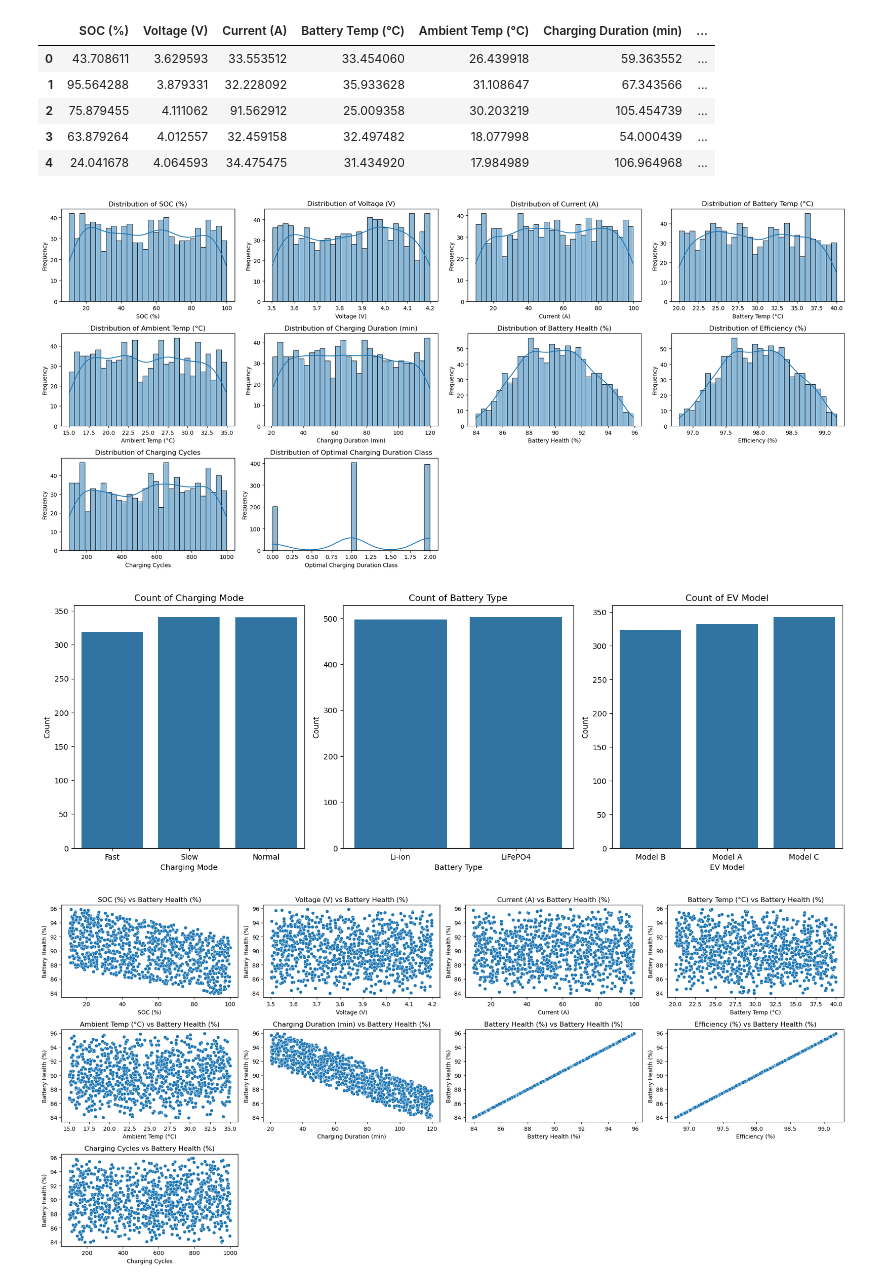
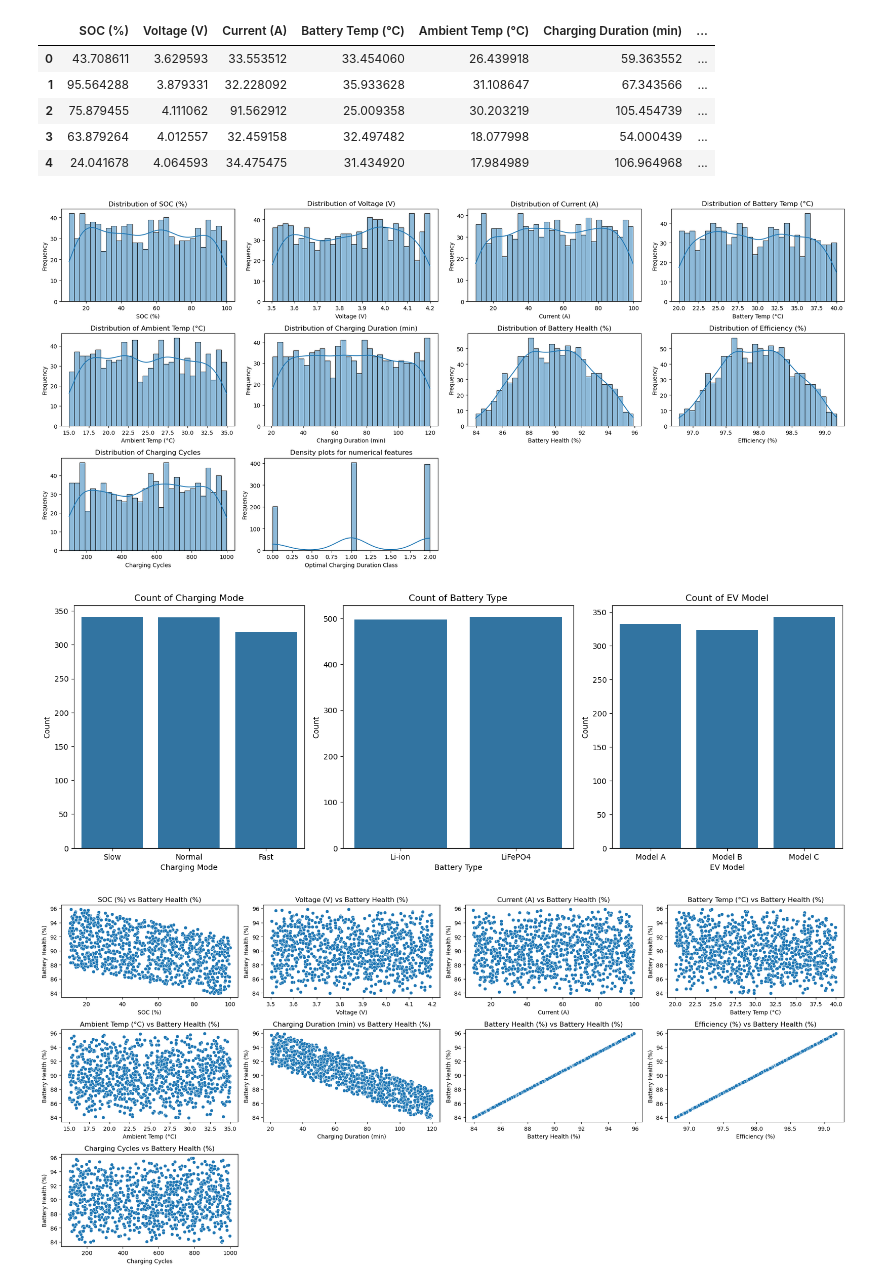
Before and after one commit to Karan9603/Final-Project--EV-Li-Battery-Health-Prediction-using-machine-Learning-and-Streamlit-Deployment-, a Jupyter notebook: Battery _Life _Predict.ipynb, the cells around one changed output. Drawn from its saved outputs; the diff is of its cells as text; code cells hidden in the pictures.

```diff
--- a/Battery _Life _Predict.ipynb
+++ b/Battery _Life _Predict.ipynb
@@ -96,26 +96,39 @@ for i, feature in enumerate(numerical_features, 1):
     plt.xlabel(feature)
     plt.ylabel('Frequency')
 plt.tight_layout()
+plt.title ('Density plots for numerical features')
 plt.show()
 # %% [output]
-[figure, old version]
+[figure, new version]
 # %%
 # Categorical Features
 # Plot bar charts for categorical features.
 
 categorical_features = ['Charging Mode', 'Battery Type', 'EV Model']
 
 plt.figure(figsize=(15, 10))
+
 for i, feature in enumerate(categorical_features, 1):
     plt.subplot(2, 3, i)
-    sns.countplot(data=EV_data, x=feature)
+
+    # Define custom order based on feature
+    if feature == 'Charging Mode':
+        order = ['Slow', 'Normal', 'Fast']
+    elif feature == 'EV Model':
+        order = ['Model A', 'Model B', 'Model C']
+    else:
+        order = None  # Default order for other features
+
+    sns.countplot(data=EV_data, x=feature, order=order)
     plt.title(f'Count of {feature}')
     plt.xlabel(feature)
     plt.ylabel('Count')
+
+#plt.suptitle('Bar Charts for Categorical Features', fontsize=16)
 plt.tight_layout()
 plt.show()
 # %% [output]
-[figure, old version]
+[figure, new version]
 # %%
 # Numerical Features vs Target
 # Use scatter plots to visualize relationships.
```
Also changed, not shown: parts of 10 cells of this notebook, 2 other files.
